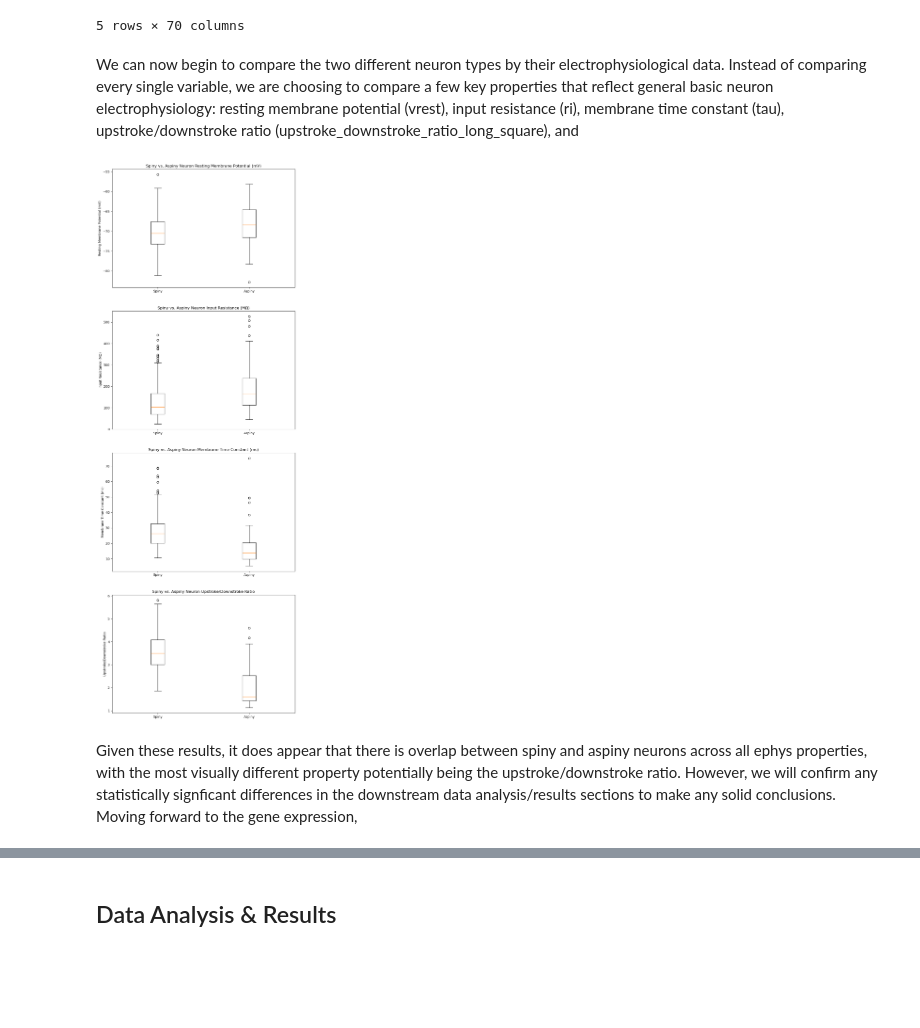
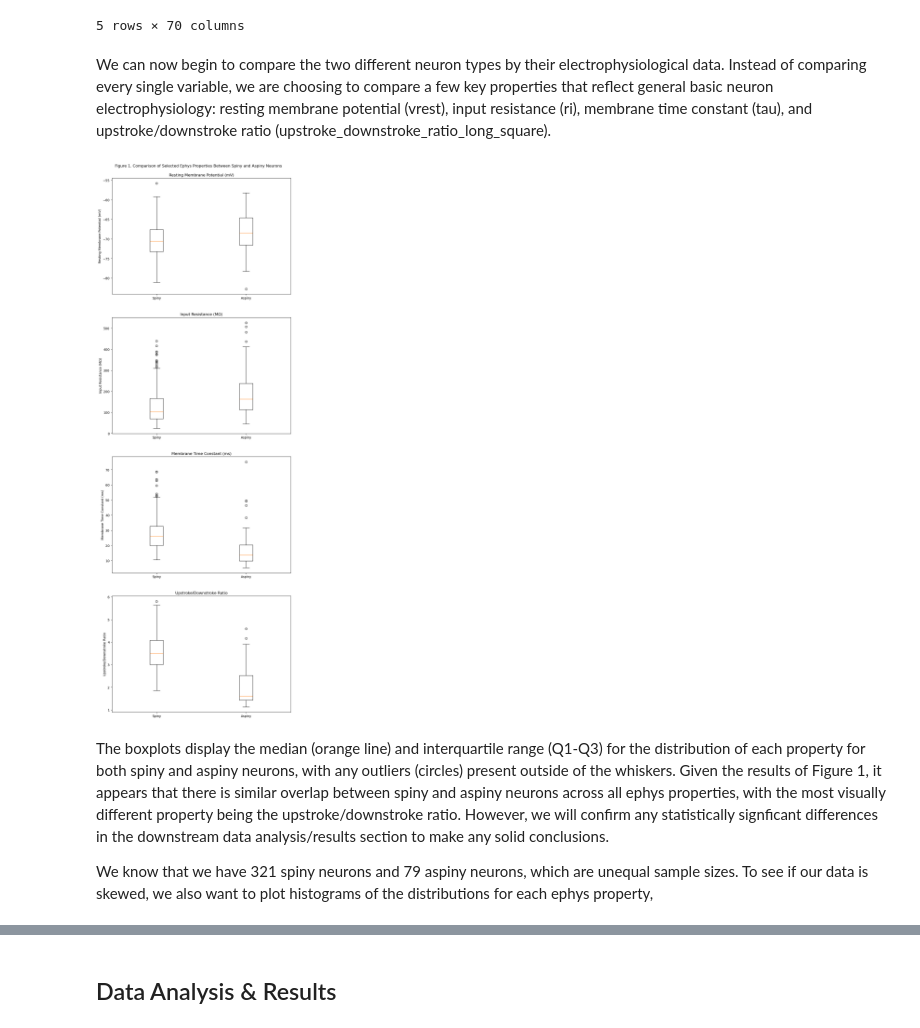
Before and after one commit to cbn003/CellTypes, a Jupyter notebook: CellTypesProject.ipynb, the cells around one changed output, grey strips where cells are left out. Cells and saved outputs as stored; diff of their text form; code cells hidden in the pictures; blank space fills up the shorter version.

```diff
--- a/CellTypesProject.ipynb
+++ b/CellTypesProject.ipynb
@@ -149,37 +139,41 @@ human_aspiny_ephys.head(5) # Checking the dataframe to ensure the merge was succ
 | 596049209 | None | [66.0, 220.0, 105.0] | Homo Sapiens | H17.06.009.11.04.05 | 1 | 12141 | ... |
 5 rows × 70 columns
 # %% [markdown]
-We can now begin to compare the two different neuron types by their electrophysiological data. Instead of comparing every single variable, we are choosing to compare a few key properties that reflect general basic neuron electrophysiology: resting membrane potential (vrest), input resistance (ri), membrane time constant (tau), upstroke/downstroke ratio (upstroke_downstroke_ratio_long_square), and
+We can now begin to compare the two different neuron types by their electrophysiological data. Instead of comparing every single variable, we are choosing to compare a few key properties that reflect general basic neuron electrophysiology: resting membrane potential (vrest), input resistance (ri), membrane time constant (tau), and upstroke/downstroke ratio (upstroke_downstroke_ratio_long_square).
 # %%
 fig, ax = plt.subplots(4, figsize=(10, 30))
-plt.title('Spiny vs. Aspiny Electrophysiological Data')
 
-# List of ephys properties of interest that will be plotted
+# Creating a list of ephys properties that will be plotted
 ephys_properties = ['vrest', 'ri', 'tau', 'upstroke_downstroke_ratio_long_square']
 ephys_feature_title = ['Resting Membrane Potential (mV)', 'Input Resistance (MΩ)', 'Membrane Time Constant (ms)', 'Upstroke/Downstroke Ratio']
 
-# Index for subplot iteration
+# Establishing an index for the downstream looping
 index = 0
 
 # Looping through each ephys property to make its own separate subplot in the entire figure
 for item in ephys_properties:
 
     # Removing NaN values that might skew the boxplot data distribution
     spiny_ephys = human_spiny_ephys[item].dropna()
     aspiny_ephys = human_aspiny_ephys[item].dropna()
 
-
+    # Plotting each property with its own x-axis and y-axis labels
     ax[index].boxplot([spiny_ephys, aspiny_ephys])
     ax[index].set_xticks([1, 2])
     ax[index].set_xticklabels(["Spiny", "Aspiny"])
     ax[index].set_ylabel(ephys_feature_title[index])
-    ax[index].set_title(f'Spiny vs. Aspiny Neuron {ephys_feature_title[index]}')
+    ax[index].set_title(f'{ephys_feature_title[index]}')
 
     # After the first subplot is made, the loop will move to the next property
     index += 1
 
+# Adding an overarching figure title
+fig.suptitle("Figure 1. Comparison of Selected Ephys Properties Between Spiny and Aspiny Neurons", fontsize=12,y=0.90)
+
 plt.show()
 # %% [output]
-[figure, old version]
+[figure, new version]
 # %% [markdown]
-Given these results, it does appear that there is overlap between spiny and aspiny neurons across all ephys properties, with the most visually different property potentially being the upstroke/downstroke ratio. However, we will confirm any statistically signficant differences in the downstream data analysis/results sections to make any solid conclusions. Moving forward to the gene expression,
+The boxplots display the median (orange line) and interquartile range (Q1-Q3) for the distribution of each property for both spiny and aspiny neurons, with any outliers (circles) present outside of the whiskers. Given the results of Figure 1, it appears that there is similar overlap between spiny and aspiny neurons across all ephys properties, with the most visually different property being the upstroke/downstroke ratio. However, we will confirm any statistically signficant differences in the downstream data analysis/results section to make any solid conclusions.
+
+We know that we have 321 spiny neurons and 79 aspiny neurons, which are unequal sample sizes. To see if our data is skewed, we also want to plot histograms of the distributions for each ephys property,
```
Also changed, not shown: parts of 3 cells of this notebook.
